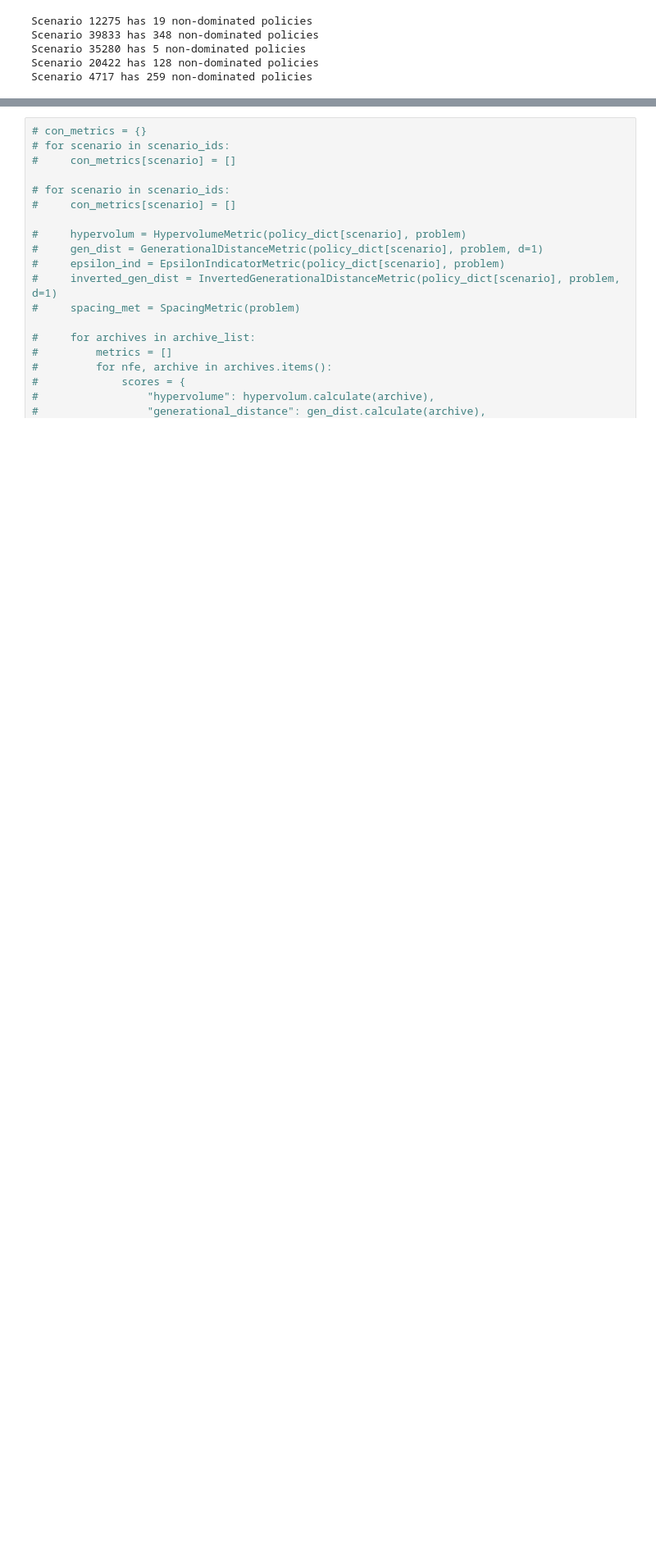
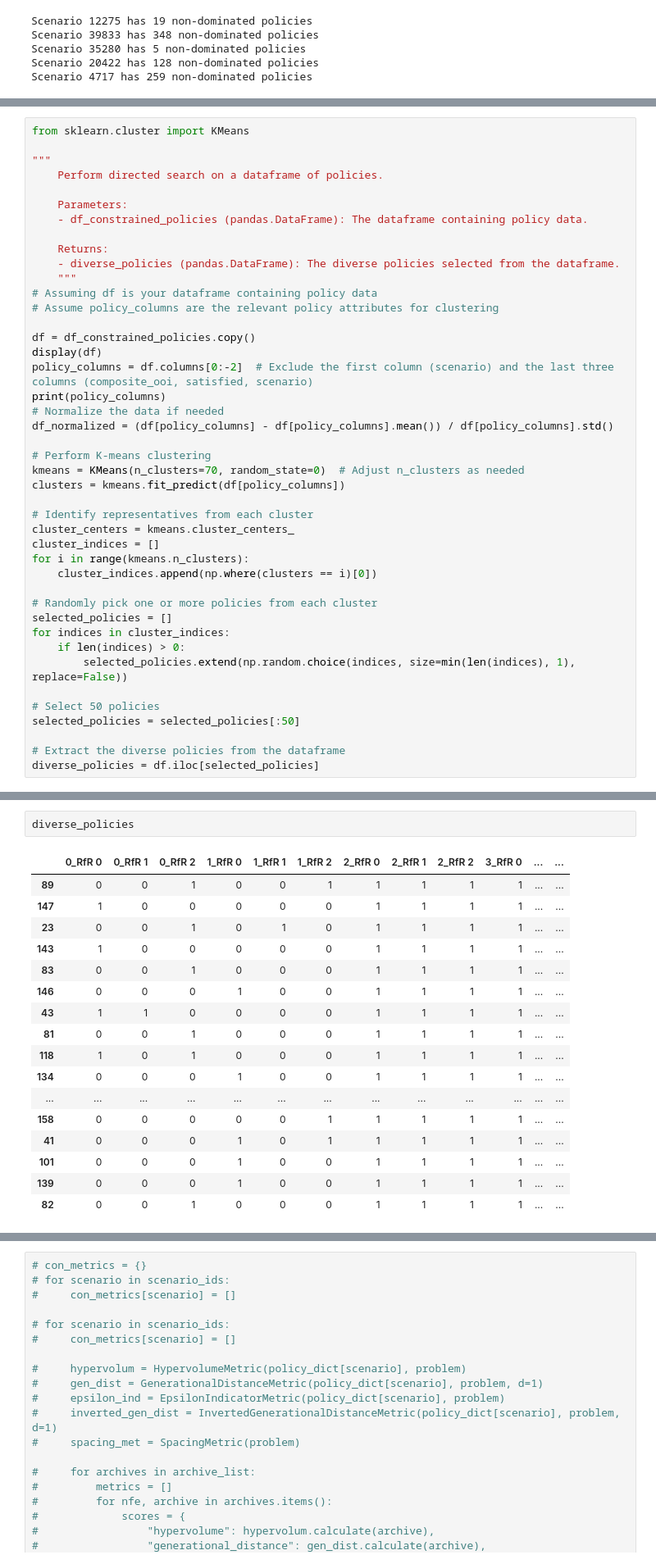
Before and after one commit to pherfkens/PROJECT_MBDM_GROUP1, a Jupyter notebook: final assignment/directed_search.ipynb, the cells around one changed output, grey strips where cells are left out. Shown: that part at 82% size. Cells and saved outputs as stored; diff of their text form; blank space fills up the shorter version.

Commit message:
directed search bijna klaar

```diff
--- a/final assignment/directed_search.ipynb
+++ b/final assignment/directed_search.ipynb
@@ -138,0 +257,43 @@ Scenario 4717 has 1026 unique policies
+# %%
+from sklearn.cluster import KMeans
+
+"""
+    Perform directed search on a dataframe of policies.
+
+    Parameters:
+    - df_constrained_policies (pandas.DataFrame): The dataframe containing policy data.
+
+    Returns:
+    - diverse_policies (pandas.DataFrame): The diverse policies selected from the dataframe.
+    """
+# Assuming df is your dataframe containing policy data
+# Assume policy_columns are the relevant policy attributes for clustering
+
+df = df_constrained_policies.copy()
+display(df)
+policy_columns = df.columns[0:-2]  # Exclude the first column (scenario) and the last three columns (composite_ooi, satisfied, scenario)
+print(policy_columns)
+# Normalize the data if needed
+df_normalized = (df[policy_columns] - df[policy_columns].mean()) / df[policy_columns].std()
+
+# Perform K-means clustering
+kmeans = KMeans(n_clusters=70, random_state=0)  # Adjust n_clusters as needed
+clusters = kmeans.fit_predict(df[policy_columns])
+
+# Identify representatives from each cluster
+cluster_centers = kmeans.cluster_centers_
+cluster_indices = []
+for i in range(kmeans.n_clusters):
+    cluster_indices.append(np.where(clusters == i)[0])
+
+# Randomly pick one or more policies from each cluster
+selected_policies = []
+for indices in cluster_indices:
+    if len(indices) > 0:
+        selected_policies.extend(np.random.choice(indices, size=min(len(indices), 1), replace=False))
+
+# Select 50 policies
+selected_policies = selected_policies[:50]
+
+# Extract the diverse policies from the dataframe
+diverse_policies = df.iloc[selected_policies]
@@ -138,0 +327,20 @@ Scenario 4717 has 1026 unique policies
+# %%
+diverse_policies
+# %% [output]
+|  | 0_RfR 0 | 0_RfR 1 | 0_RfR 2 | 1_RfR 0 | 1_RfR 1 | 1_RfR 2 | 2_RfR 0 | 2_RfR 1 | 2_RfR 2 | 3_RfR 0 | ... | ... |
+| 89 | 0 | 0 | 1 | 0 | 0 | 1 | 1 | 1 | 1 | 1 | ... | ... |
+| 147 | 1 | 0 | 0 | 0 | 0 | 0 | 1 | 1 | 1 | 1 | ... | ... |
+| 23 | 0 | 0 | 1 | 0 | 1 | 0 | 1 | 1 | 1 | 1 | ... | ... |
+| 143 | 1 | 0 | 0 | 0 | 0 | 0 | 1 | 1 | 1 | 1 | ... | ... |
+| 83 | 0 | 0 | 1 | 0 | 0 | 0 | 1 | 1 | 1 | 1 | ... | ... |
+| 146 | 0 | 0 | 0 | 1 | 0 | 0 | 1 | 1 | 1 | 1 | ... | ... |
+| 43 | 1 | 1 | 0 | 0 | 0 | 0 | 1 | 1 | 1 | 1 | ... | ... |
+| 81 | 0 | 0 | 1 | 0 | 0 | 0 | 1 | 1 | 1 | 1 | ... | ... |
+| 118 | 1 | 0 | 1 | 0 | 0 | 0 | 1 | 1 | 1 | 1 | ... | ... |
+| 134 | 0 | 0 | 0 | 1 | 0 | 0 | 1 | 1 | 1 | 1 | ... | ... |
+| ... | ... | ... | ... | ... | ... | ... | ... | ... | ... | ... | ... | ... |
+| 158 | 0 | 0 | 0 | 0 | 0 | 1 | 1 | 1 | 1 | 1 | ... | ... |
+| 41 | 0 | 0 | 0 | 1 | 0 | 1 | 1 | 1 | 1 | 1 | ... | ... |
+| 101 | 0 | 0 | 0 | 1 | 0 | 0 | 1 | 1 | 1 | 1 | ... | ... |
+| 139 | 0 | 0 | 0 | 1 | 0 | 0 | 1 | 1 | 1 | 1 | ... | ... |
+| 82 | 0 | 0 | 1 | 0 | 0 | 0 | 1 | 1 | 1 | 1 | ... | ... |
```
Also changed, not shown: parts of 15 cells of this notebook, 1 other file.
